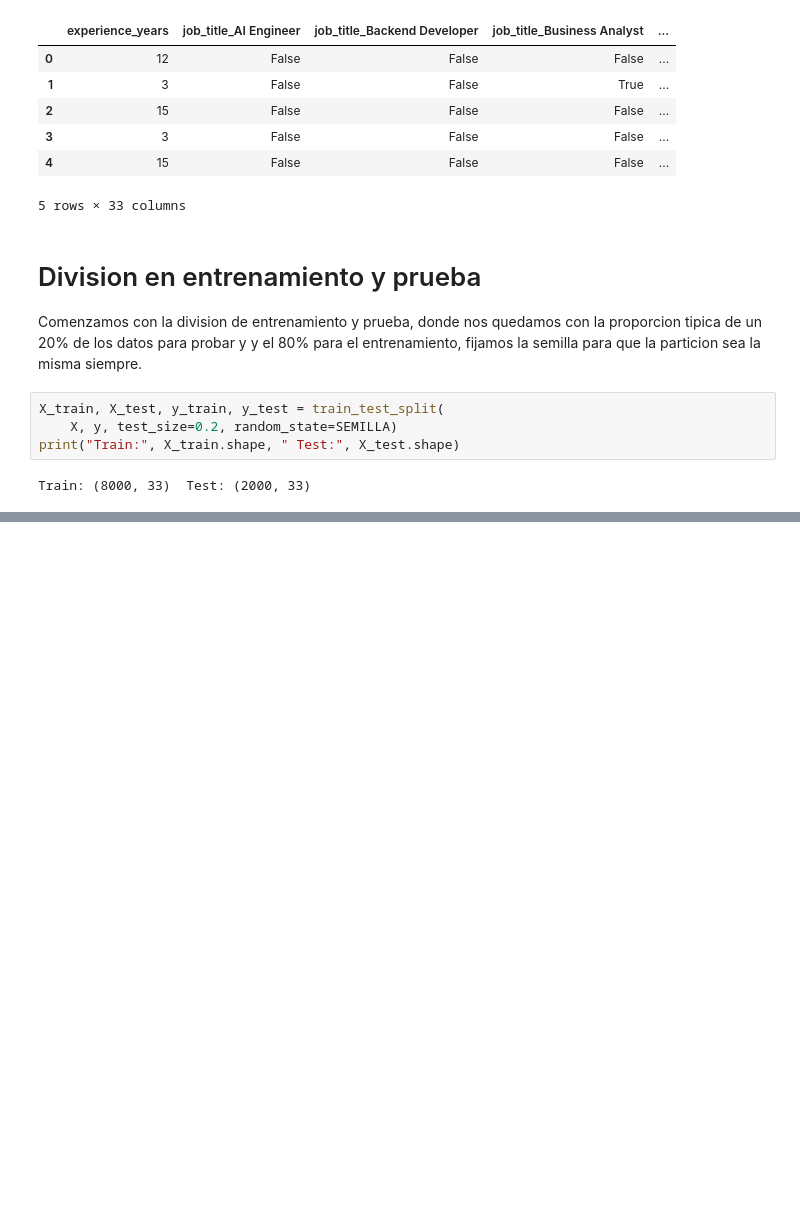
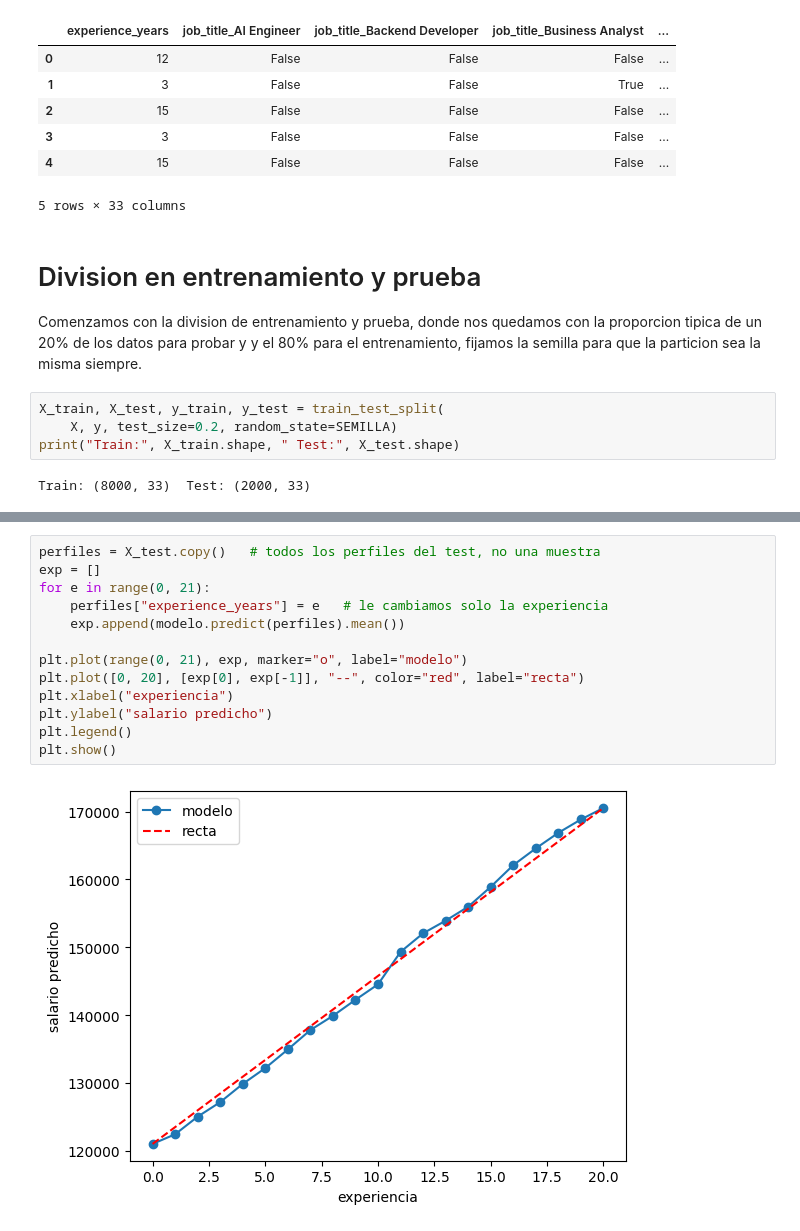
Before and after one commit to ThomasTg7/Proyecto_1_Intro_a_la_IA, a Jupyter notebook: main.ipynb, the cells around one changed output, grey strips where cells are left out. Cells and saved outputs as stored; diff of their text form; blank space fills up the shorter version.

```diff
--- a/main.ipynb
+++ b/main.ipynb
@@ -228,0 +385,15 @@ Train: (8000, 33)  Test: (2000, 33)
+# %%
+perfiles = X_test.copy()   # todos los perfiles del test, no una muestra
+exp = []
+for e in range(0, 21):
+    perfiles["experience_years"] = e   # le cambiamos solo la experiencia
+    exp.append(modelo.predict(perfiles).mean())
+
+plt.plot(range(0, 21), exp, marker="o", label="modelo")
+plt.plot([0, 20], [exp[0], exp[-1]], "--", color="red", label="recta")
+plt.xlabel("experiencia")
+plt.ylabel("salario predicho")
+plt.legend()
+plt.show()
+# %% [output]
+[figure, added]
```
Also changed, not shown: parts of 26 cells of this notebook.
